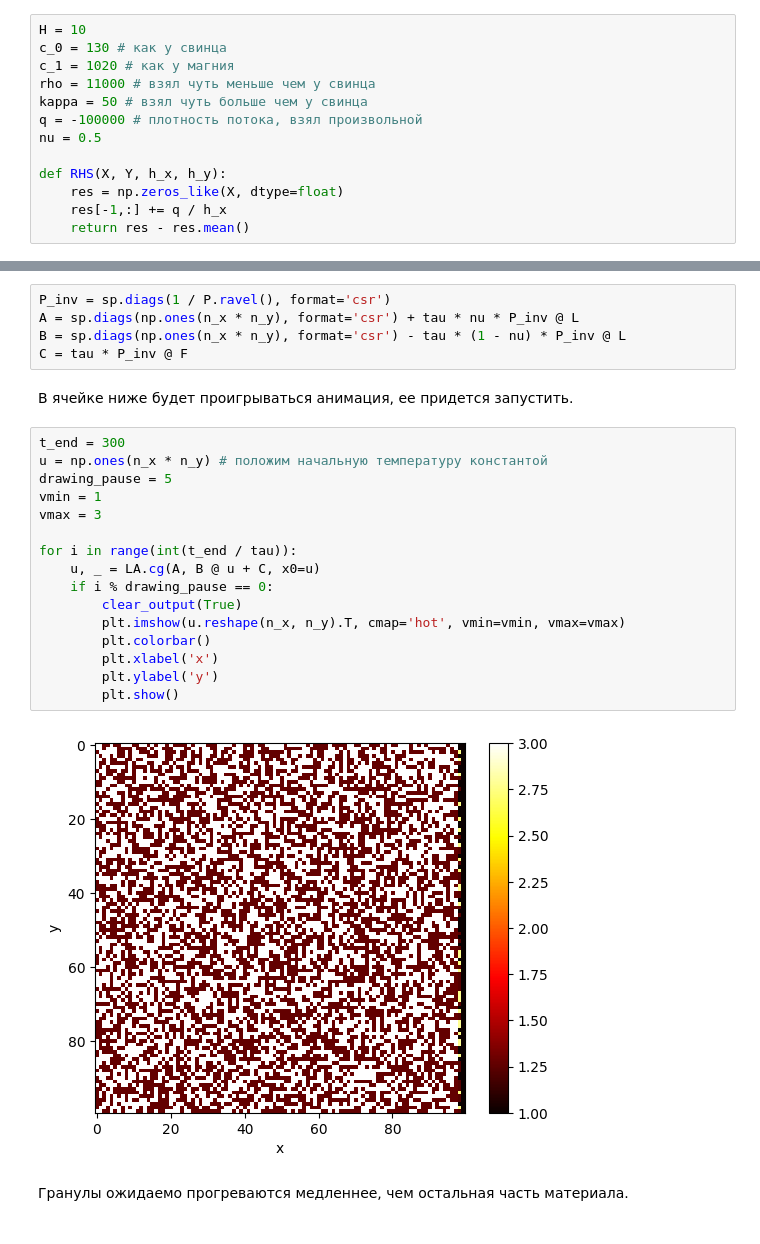
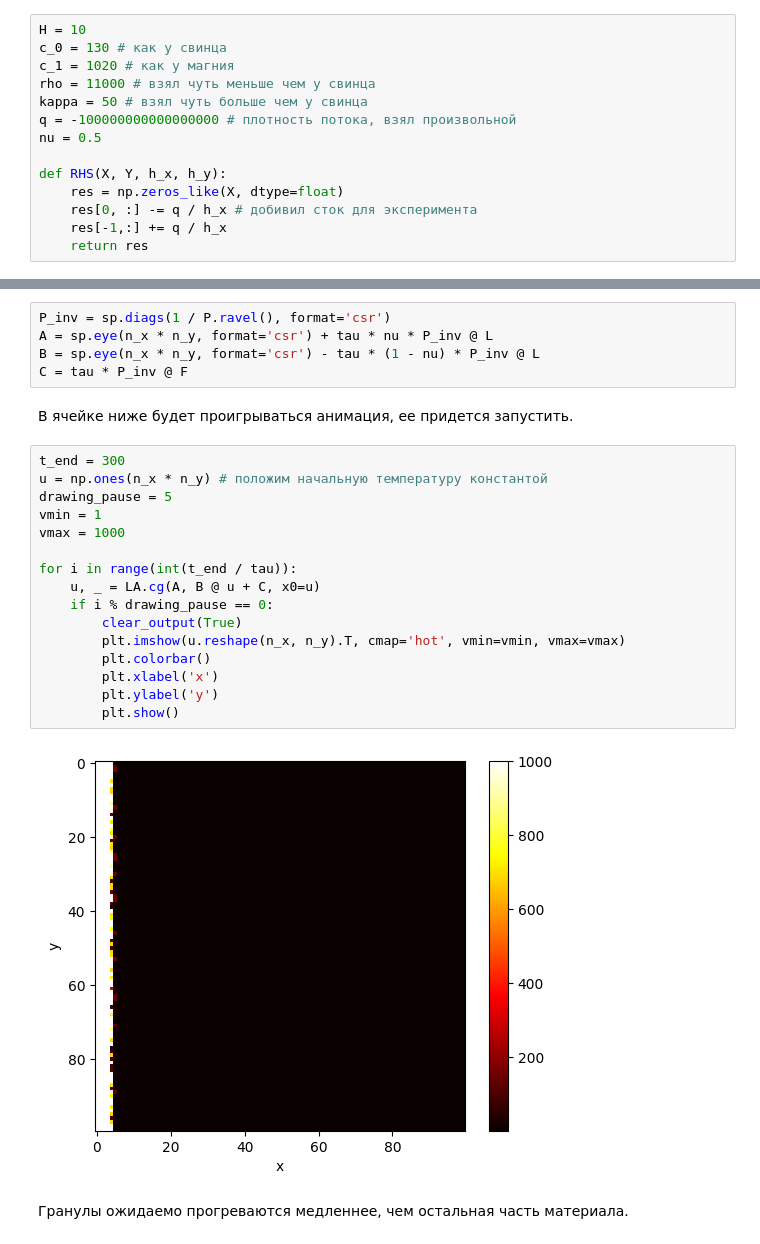
Before and after one commit to Xopppek/num_methods_sem7, a Jupyter notebook: lab5/lab5.ipynb, the cells around one changed output, grey strips where cells are left out. Drawn from its saved outputs; the diff is of its cells as text.

```diff
--- a/lab5/lab5.ipynb
+++ b/lab5/lab5.ipynb
@@ -43,13 +43,14 @@ c_0 = 130 # как у свинца
 c_1 = 1020 # как у магния
 rho = 11000 # взял чуть меньше чем у свинца
 kappa = 50 # взял чуть больше чем у свинца
-q = -100000 # плотность потока, взял произвольной
+q = -100000000000000000 # плотность потока, взял произвольной
 nu = 0.5
 
 def RHS(X, Y, h_x, h_y):
     res = np.zeros_like(X, dtype=float)
+    res[0, :] -= q / h_x # добивил сток для эксперимента
     res[-1,:] += q / h_x
-    return res - res.mean()
+    return res
 # %%
 def getL_csr(n_x, n_y, h_x, h_y):
     # двумерный массив элементы которого равны  индексу ячейки
@@ -117,28 +118,28 @@ $$ Au^{(n+1)} = Bu^{(n)} + C$$
 Тут пользуемся очень удобным фактом, что F у нас в задаче не зависит от времени.
 # %%
 P_inv = sp.diags(1 / P.ravel(), format='csr')
-A = sp.diags(np.ones(n_x * n_y), format='csr') + tau * nu * P_inv @ L
-B = sp.diags(np.ones(n_x * n_y), format='csr') - tau * (1 - nu) * P_inv @ L
+A = sp.eye(n_x * n_y, format='csr') + tau * nu * P_inv @ L
+B = sp.eye(n_x * n_y, format='csr') - tau * (1 - nu) * P_inv @ L
 C = tau * P_inv @ F
 # %% [markdown]
 В ячейке ниже будет проигрываться анимация, ее придется запустить.
 # %%
 t_end = 300
 u = np.ones(n_x * n_y) # положим начальную температуру константой
 drawing_pause = 5
 vmin = 1
-vmax = 3
+vmax = 1000
 
 for i in range(int(t_end / tau)):
     u, _ = LA.cg(A, B @ u + C, x0=u)
     if i % drawing_pause == 0:
         clear_output(True)
         plt.imshow(u.reshape(n_x, n_y).T, cmap='hot', vmin=vmin, vmax=vmax)
         plt.colorbar()
         plt.xlabel('x')
         plt.ylabel('y')
         plt.show()
 # %% [output]
-[figure, old version]
+[figure, new version]
 # %% [markdown]
 Гранулы ожидаемо прогреваются медленнее, чем остальная часть материала.
```
